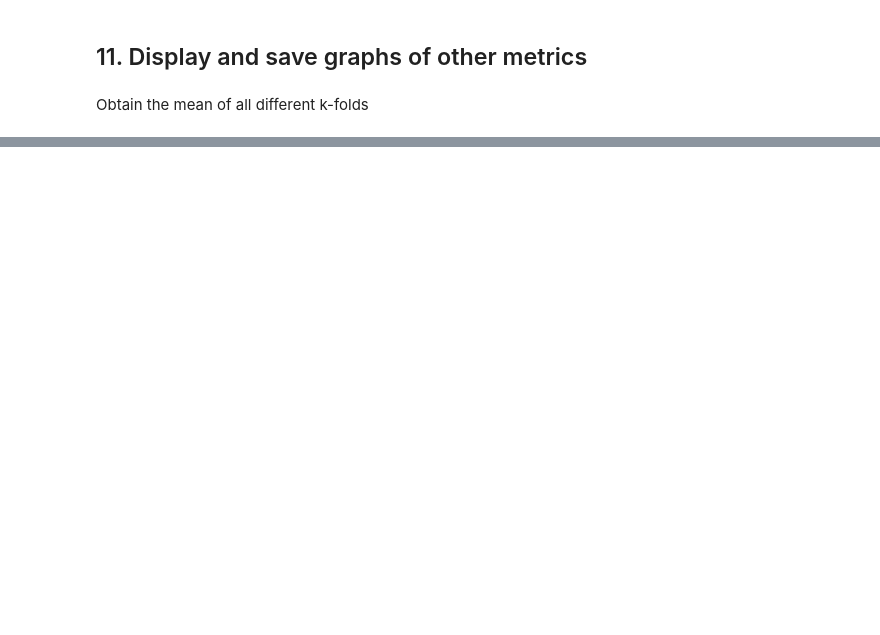
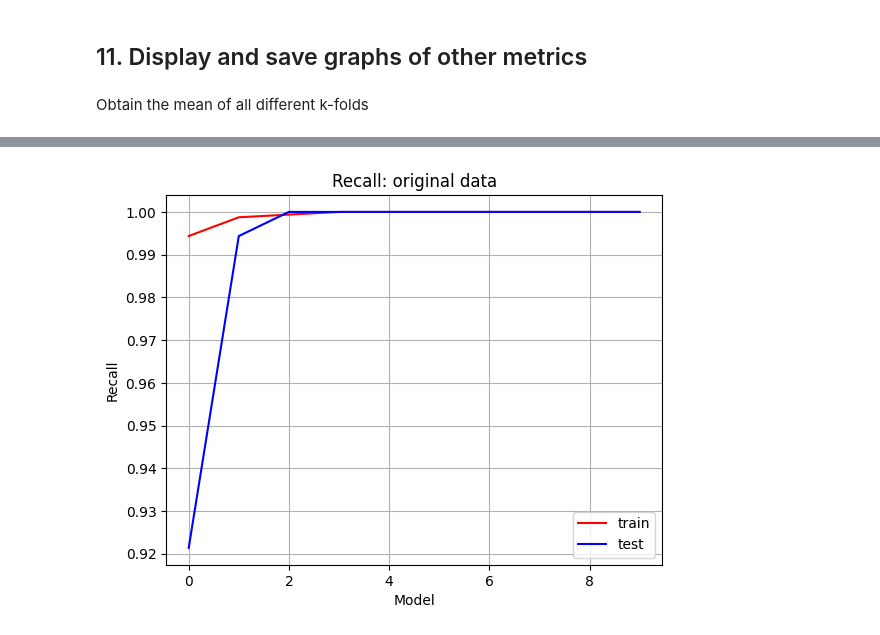
Before and after one commit to RosameliaCarioni/gunshot_detection, a Jupyter notebook: param_optimization2.ipynb, the cells around one changed output, grey strips where cells are left out. Drawn from its saved outputs; the diff is of its cells as text; code cells hidden in the pictures; blank space fills up the shorter version.

```diff
--- a/param_optimization2.ipynb
+++ b/param_optimization2.ipynb
@@ -143,0 +223,12 @@ plt.show()
+# %%
+plt.title('Recall: original data')
+plt.plot(recall_train, 'r')
+plt.plot(recall_test, 'b')
+plt.xlabel('Model')
+plt.ylabel('Recall')
+plt.legend(['train', 'test'])
+plt.grid()
+#plt.savefig('accuracy_original_data.png')
+plt.show()
+# %% [output]
+[figure, added]
```
Also changed, not shown: parts of 20 cells of this notebook, 21 other files.
